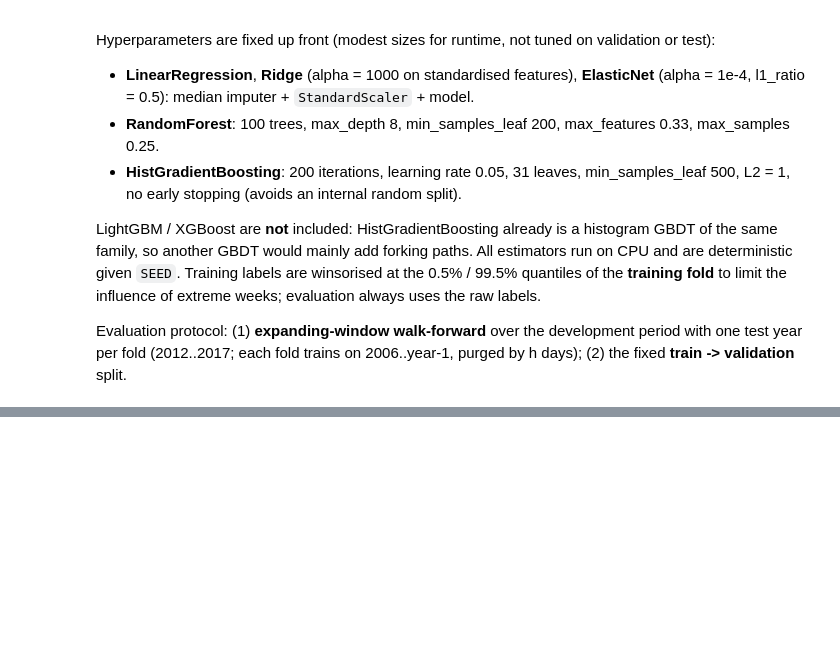
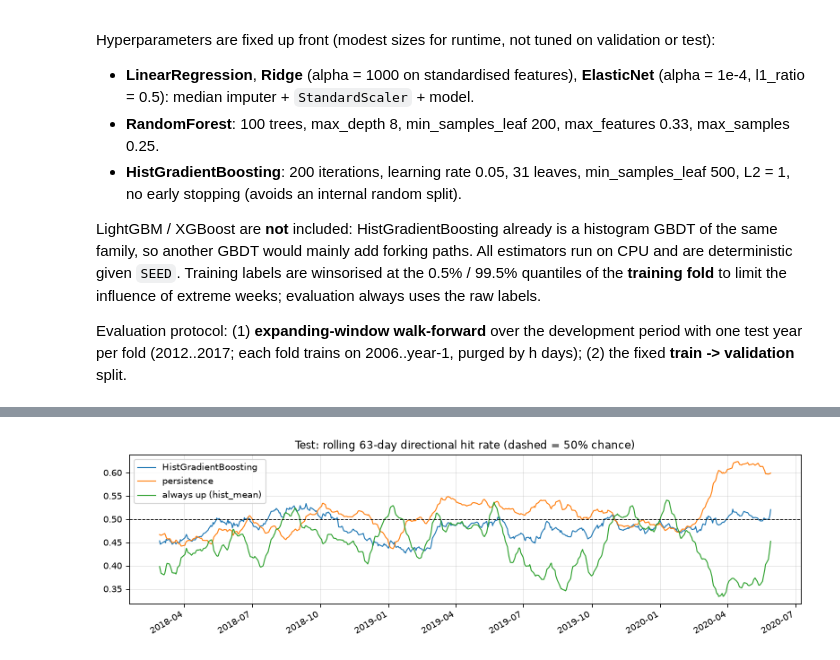
Before and after one commit to obstinix/NiftyQuant, a Jupyter notebook: NiftyQuant.ipynb, the cells around one changed output, grey strips where cells are left out. Saved outputs shown, nothing was run; the diff lists cells and outputs as text; code cells hidden in the pictures; blank space fills up the shorter version.

```diff
--- a/NiftyQuant.ipynb
+++ b/NiftyQuant.ipynb
@@ -891,0 +892,16 @@ train -> validation: 12s
+# %%
+t_wf = time.time()
+wf_rows = []
+for year in WF_TEST_YEARS:
+    m_tr = block(SAMPLE_START, f"{year}-01-01")
+    m_te = block(f"{year}-01-01", f"{year + 1}-01-01")
+    assert label_end(m_tr) < DATES[m_te].min() and label_end(m_te) < pd.Timestamp(TEST_START)
+    rows, _, _ = run_block(m_tr, m_te, year)
+    wf_rows += rows
+    print(f"fold {year}: train {int(m_tr.sum()):>7} rows (to {DATES[m_tr].max().date()}), "
+          f"test {int(m_te.sum()):>6} rows; {time.time() - t_wf:.0f}s elapsed")
+WF = pd.DataFrame(wf_rows).rename(columns={"block": "fold"})
+WF.round(5).to_csv(ARTIFACTS / "walkforward_folds.csv", index=False)
+WF_SECONDS = time.time() - t_wf
+print(f"walk-forward over {len(WF_TEST_YEARS)} folds: {WF_SECONDS:.0f}s")
+WF.pivot(index="fold", columns="model", values="IC_mean")[BASELINES[1:2] + MODEL_NAMES].round(4)
@@ -891,0 +1184,19 @@ train -> validation: 12s
+# %%
+def daily_hit(mask, preds):
+    df = pd.DataFrame({"d": DATES[mask], "y": Y_ALL[mask], "p": np.asarray(preds, dtype=float)})
+    df = df[df.y != 0]
+    return (np.sign(df.p) == np.sign(df.y)).groupby(df.d).mean()
+
+
+hits = pd.DataFrame({FINAL_MODEL: daily_hit(M_TEST, TEST_PRED[FINAL_MODEL]),
+                     "persistence": daily_hit(M_TEST, TEST_PRED["persistence"]),
+                     "always up (hist_mean)": daily_hit(M_TEST, TEST_PRED["hist_mean"])})
+fig, ax = plt.subplots(figsize=(10, 3))
+hits.rolling(63, min_periods=40).mean().plot(ax=ax, lw=1)
+ax.axhline(0.5, c="k", ls="--", lw=0.8)
+ax.set_title("Test: rolling 63-day directional hit rate (dashed = 50% chance)")
+ax.set_xlabel("")
+fig.tight_layout()
+save_fig(fig, "fig_rolling_hit_rate.png")
+# %% [output]
+[figure, added]
```
Also changed, not shown: parts of 23 cells of this notebook, 15 other files.
